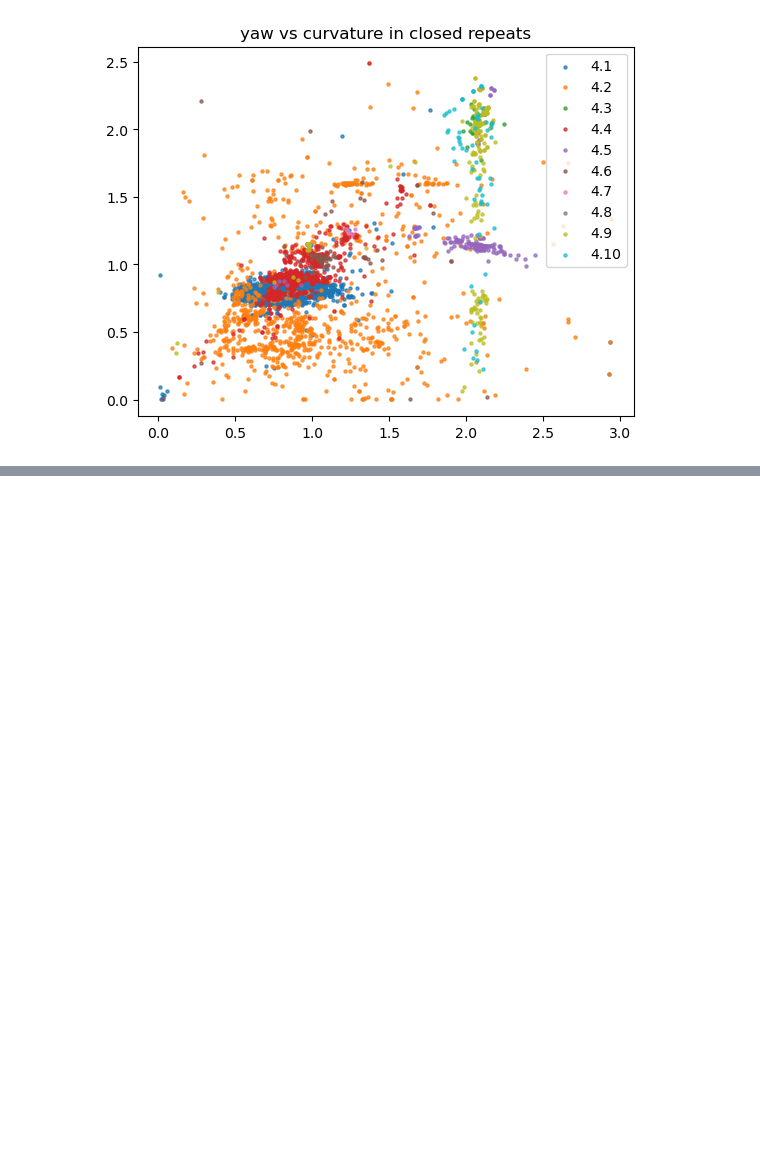
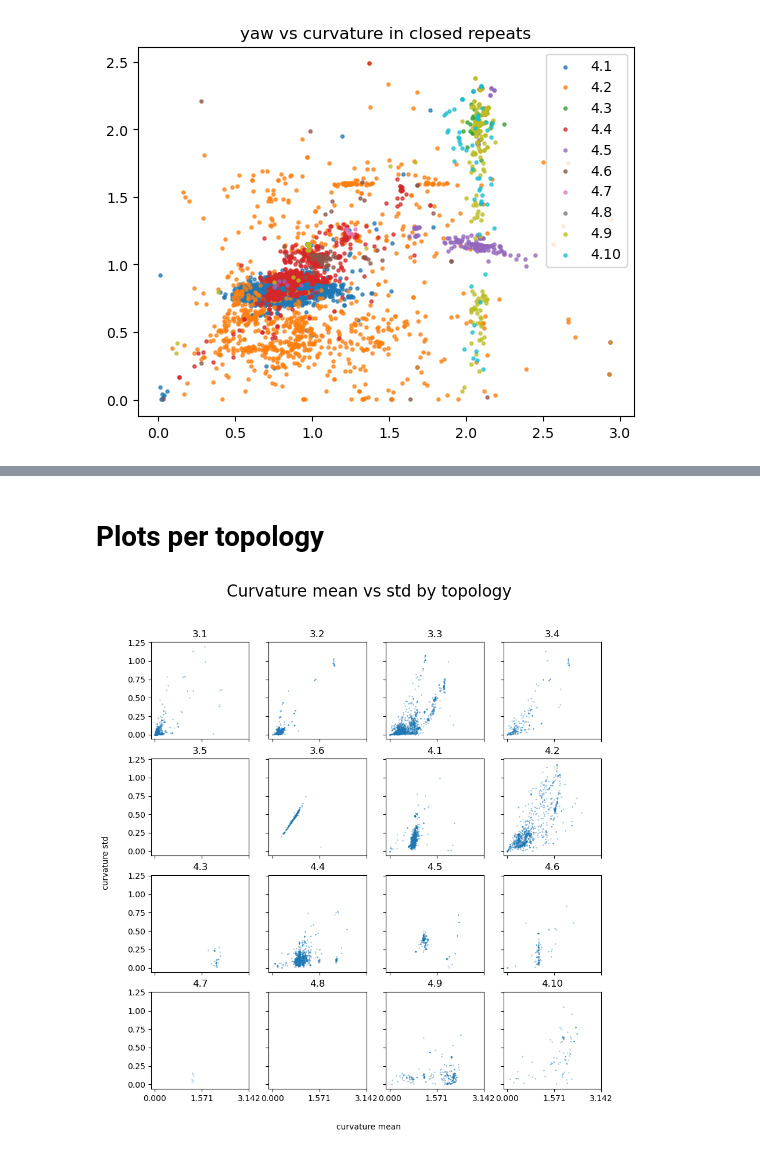
Before and after one commit to BioComputingUP/GeomeTRe, a Jupyter notebook: RepeatsDB_outputs.ipynb, the cells around one changed output, grey strips where cells are left out. Drawn from its saved outputs; the diff is of its cells as text; code cells hidden in the pictures; blank space fills up the shorter version.

```diff
--- a/RepeatsDB_outputs.ipynb
+++ b/RepeatsDB_outputs.ipynb
@@ -328,0 +362,18 @@ Text(0.5, 1.0, 'yaw vs curvature in closed repeats')
+# %% [markdown]
+# Plots per topology
+# %%
+fig,ax=plt.subplots(4,4,sharex=True,sharey=True,figsize=(10,10))
+fig.suptitle('Curvature mean vs std by topology', fontsize=20)
+fig.text(0.5, 0.04, 'curvature mean', ha='center')
+fig.text(0.04, 0.5, 'curvature std', va='center', rotation='vertical')
+for i in range(len(cts)):
+    ct=cts[i]
+    current_ax=ax[i//4,i%4]
+    current_data=prot_data[prot_data['ct']==ct]
+    current_data=current_data[['curvature_mean','curvature_std']]
+    current_ax.scatter(current_data['curvature_mean'],current_data['curvature_std'],s=0.1)
+    current_ax.set_xticks([0,np.pi/2,np.pi])
+    current_ax.set_title(ct)
+fig.savefig('Figures/curvature.png')
+# %% [output]
+[figure, added]
```
Also changed, not shown: parts of 16 cells of this notebook, 2 other files.
